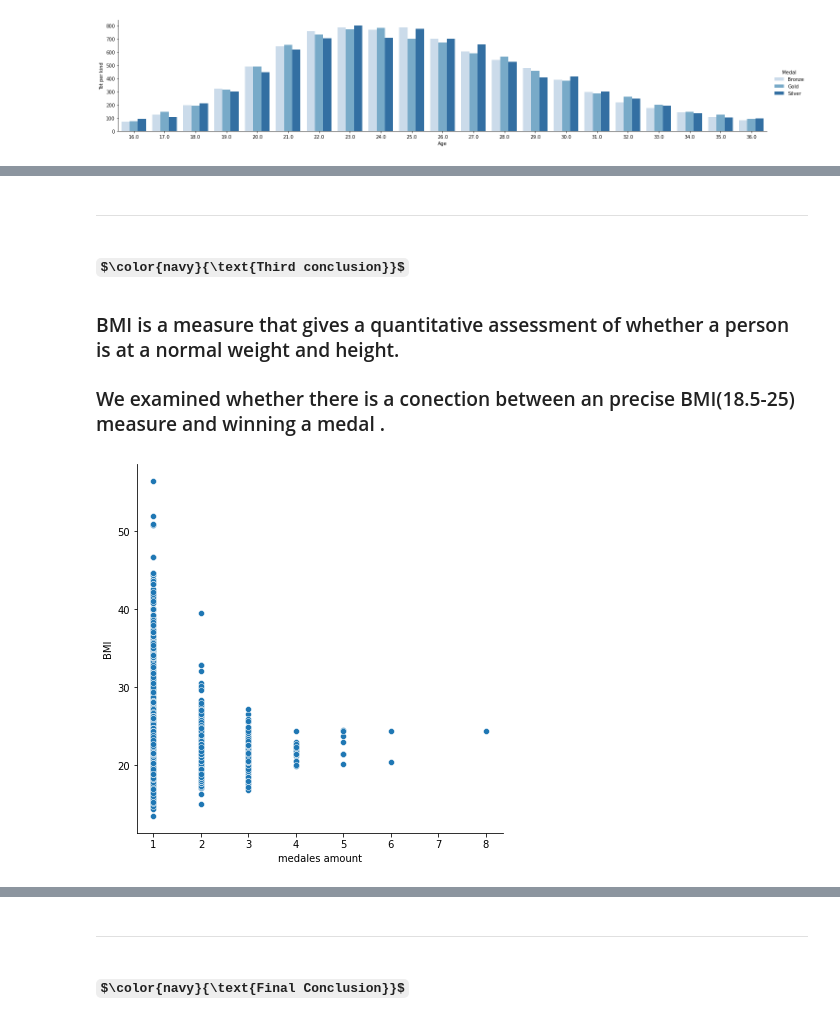
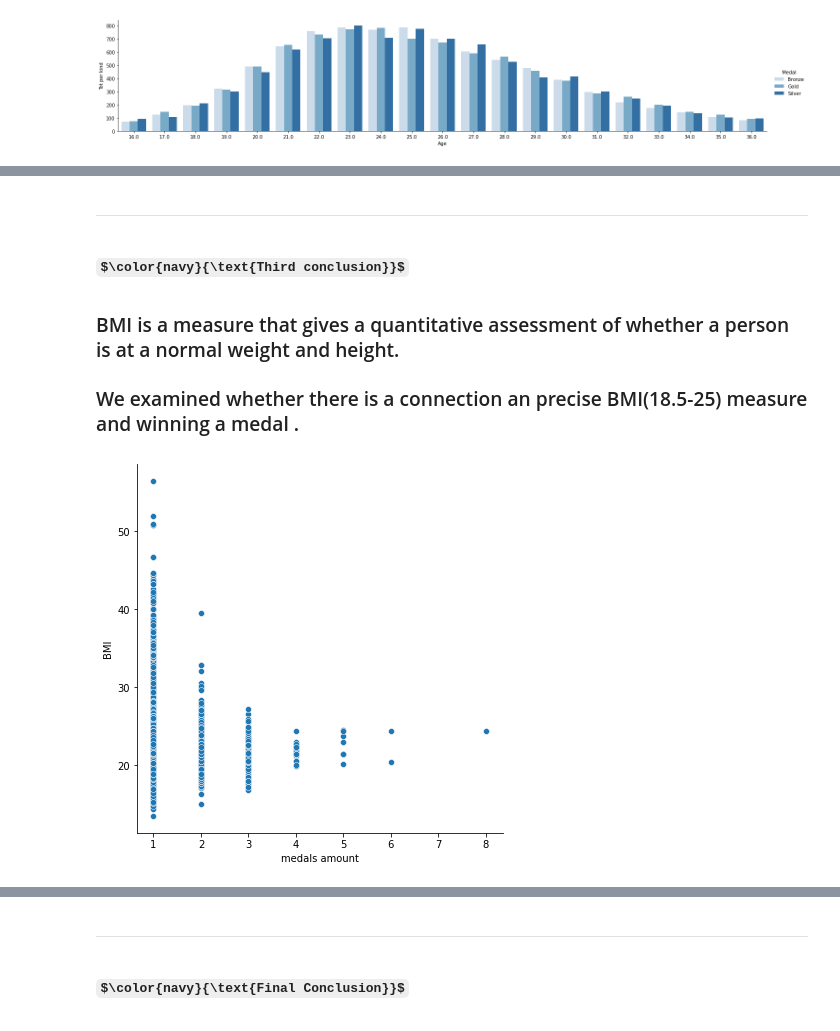
Before and after one commit to AdarSaban/Olympic-Project, a Jupyter notebook: 1.ipynb, the cells around one changed output, grey strips where cells are left out. Cells and saved outputs as stored; diff of their text form; code cells hidden in the pictures; some formulas as TeX source.

```diff
--- a/1.ipynb
+++ b/1.ipynb
@@ -188,14 +195,14 @@ sns.catplot(data=data_Age_by_Medal,x="Age",y="Tot per kind",kind="bar",aspect=5,
   # $\color{navy}{\text{Third conclusion}}$
 
 ### BMI is a measure that gives a quantitative assessment of whether a person is at a normal weight and height.
-### We examined whether there is a conection between an precise BMI(18.5-25) measure and winning  a medal .
+### We examined whether there is a connection  an precise BMI(18.5-25) measure and winning  a medal .
 # %%
-data_of_medal_by_id=data.groupby(['ID','Age','Height','Weight'])['Medal'].value_counts().reset_index(name='medales amount')
+data_of_medal_by_id=data.groupby(['ID','Age','Height','Weight'])['Medal'].value_counts().reset_index(name='medals amount')
 data_with_BMI=data_of_medal_by_id.assign(BMI=lambda x: ((x['Weight'])/ ( (x['Height']/100)**2) ))
 data_with_BMI
-plot = sns.relplot(x='medales amount',y="BMI", data=data_with_BMI, kind="scatter",palette="Blues");
+plot = sns.relplot(x='medals amount',y="BMI", data=data_with_BMI, kind="scatter",palette="Blues");
 plot.fig.set_size_inches(6,6)
 # %% [output]
-[figure, old version]
+[figure, new version]
 # %% [markdown]
 ### As can be seen from the graph, there is a correlation between accurate BMI and number of medals.
```
Also changed, not shown: parts of 18 cells of this notebook.
